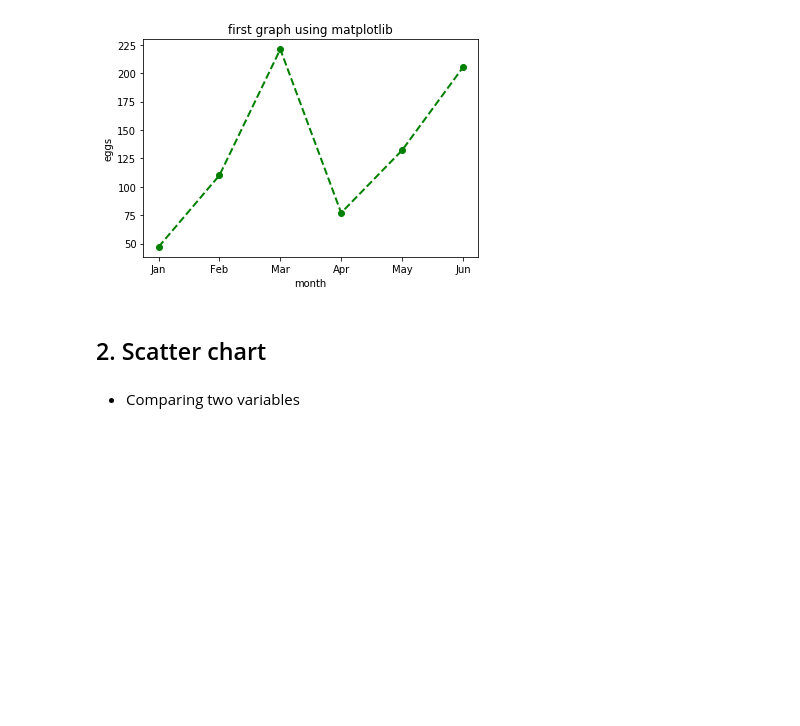
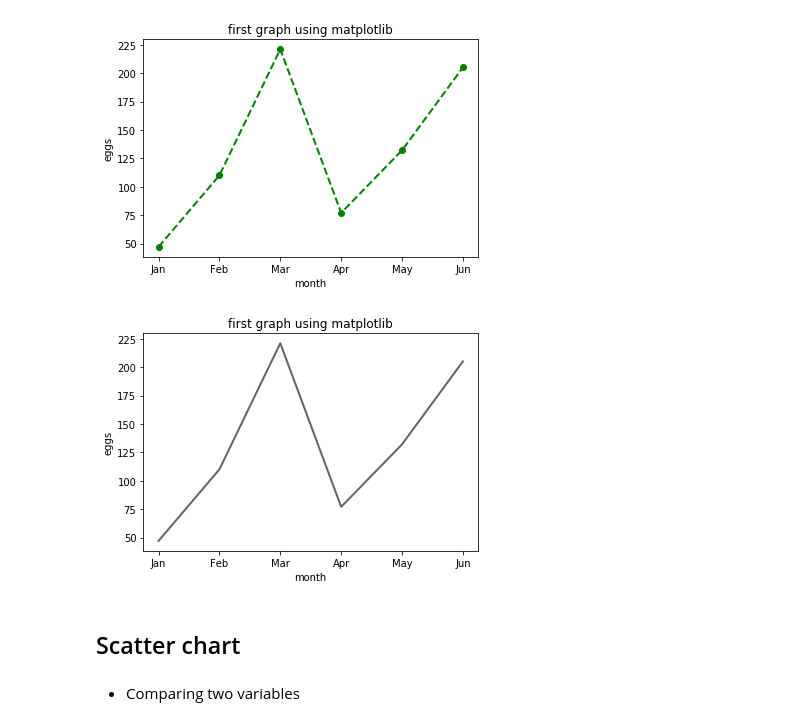
Before and after one commit to rritec/Data-Analysis, a Jupyter notebook: DS03_01_Data_Visualization_Using_Matplotlib.ipynb, the cells around one changed output. Saved outputs shown, nothing was run; the diff lists cells and outputs as text; code cells hidden in the pictures; blank space fills up the shorter version.

```diff
--- a/DS03_01_Data_Visualization_Using_Matplotlib.ipynb
+++ b/DS03_01_Data_Visualization_Using_Matplotlib.ipynb
@@ -71,0 +74,9 @@ plt.show()
+# %%
+import matplotlib.pyplot as plt
+plt.plot(df.month,df.eggs,color="#646464",linewidth=2)
+plt.title("first graph using matplotlib")
+plt.xlabel("month")
+plt.ylabel("eggs")
+plt.show()
+# %% [output]
+[figure, added]
@@ -72,4 +85,4 @@ plt.show()
 # %% [markdown]
-## 2. Scatter chart
+## Scatter chart
 # %% [markdown]
 - Comparing two variables
```
Also changed, not shown: parts of 37 cells of this notebook, 36 other files.
